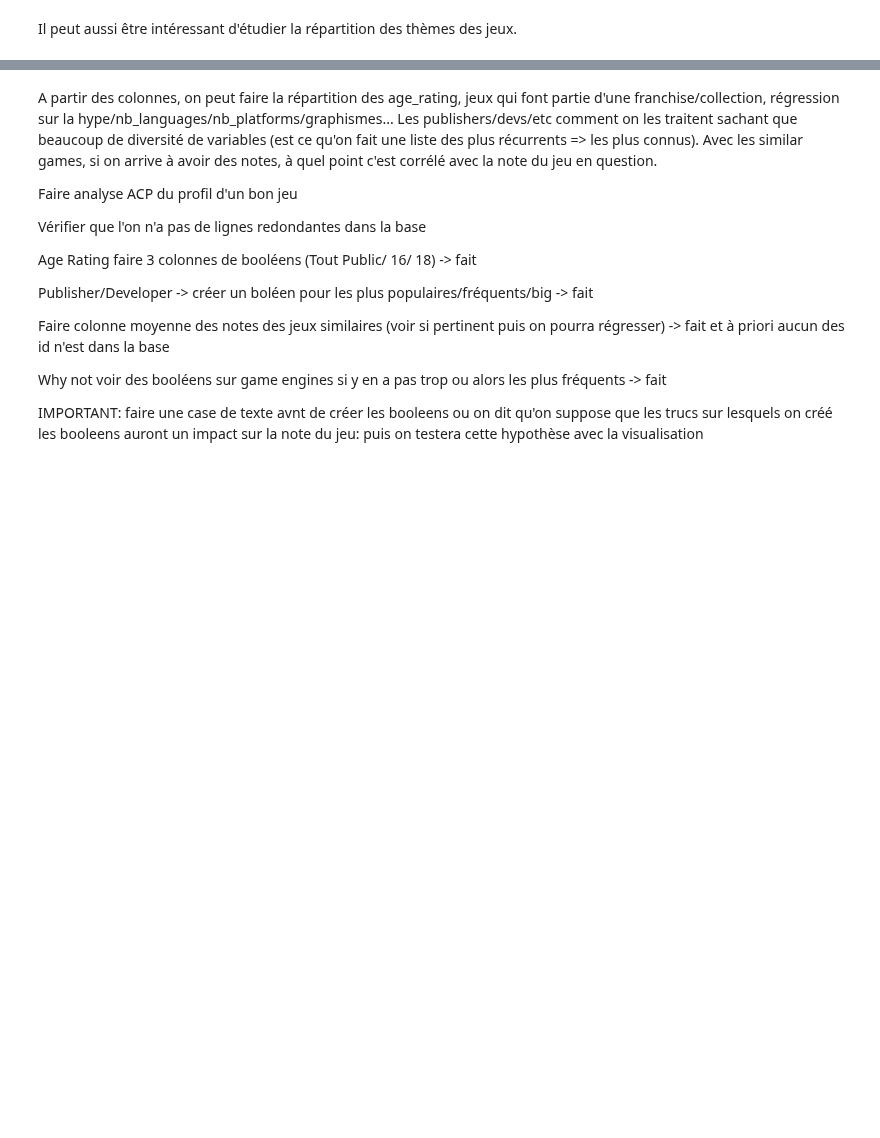
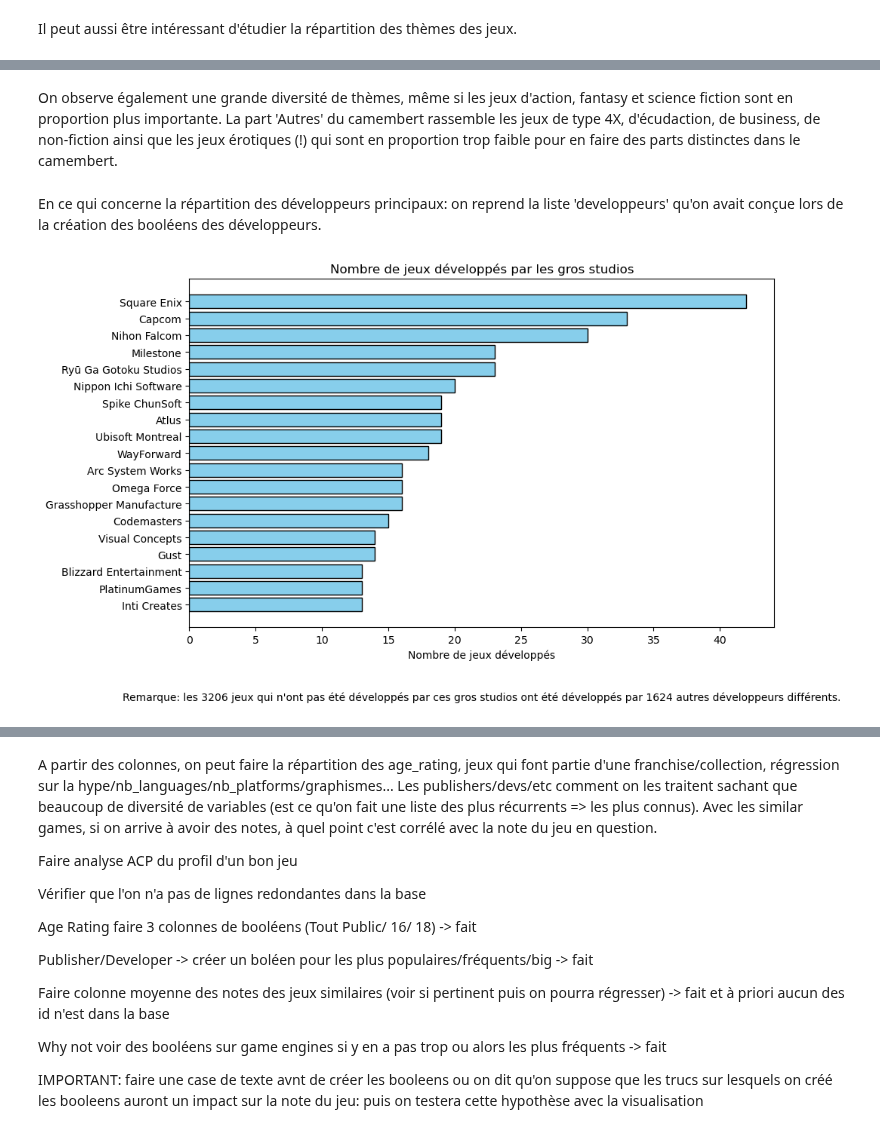
Before and after one commit to PyTomSss/PythonProjects, a Jupyter notebook: Project_Notebook.ipynb, the cells around one changed output, grey strips where cells are left out. Drawn from its saved outputs; the diff is of its cells as text; code cells hidden in the pictures; blank space fills up the shorter version.

```diff
--- a/Project_Notebook.ipynb
+++ b/Project_Notebook.ipynb
@@ -988,0 +987,28 @@ plt.show()
+# %% [markdown]
+On observe également une grande diversité de thèmes, même si les jeux d'action, fantasy et science fiction sont en proportion plus importante.
+La part 'Autres' du camembert rassemble les jeux de type 4X, d'écudaction, de business, de non-fiction ainsi que les jeux érotiques (!) qui sont en proportion trop faible pour en faire des parts distinctes dans le camembert.
+# %% [markdown]
+En ce qui concerne la répartition des développeurs principaux: on reprend la liste 'developpeurs' qu'on avait conçue lors de la création des booléens des développeurs.
+# %%
+compteur = Counter(developpeurs)
+
+
+dev_frequents = compteur.most_common(20)
+
+noms, freq = zip(*dev_frequents[1:])
+
+plt.figure(figsize=(10, 6))
+plt.barh(noms, freq, color='skyblue',edgecolor='black')
+plt.xlabel('Nombre de jeux développés')
+plt.title('Nombre de jeux développés par les gros studios')
+plt.gca().invert_yaxis()
+
+
+nombre_autres_jeux=len(DF)-sum(freq)
+nombre_autres_dev=len(set(developpeurs))-20
+remarque ='Remarque: les ' + str(nombre_autres_jeux) + ' jeux qui n\'ont pas été développés par ces gros studios ont été développés par ' + str(nombre_autres_dev) + ' autres développeurs différents.'
+plt.text(0.5, -0.2, remarque, ha='center', va='center', transform=plt.gca().transAxes, fontsize=10, color='black')
+
+plt.show()
+# %% [output]
+[figure, added]
```
Also changed, not shown: parts of 15 cells of this notebook.
